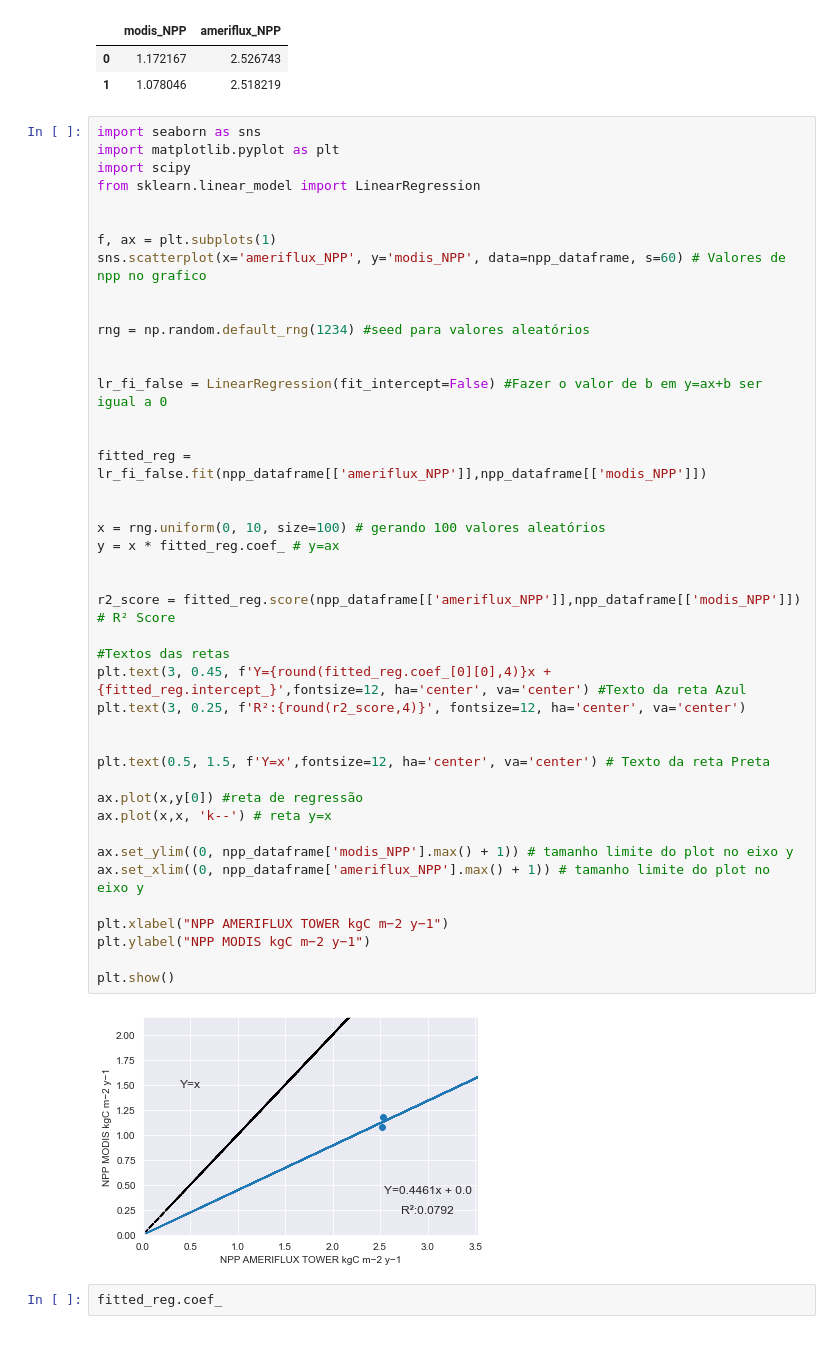
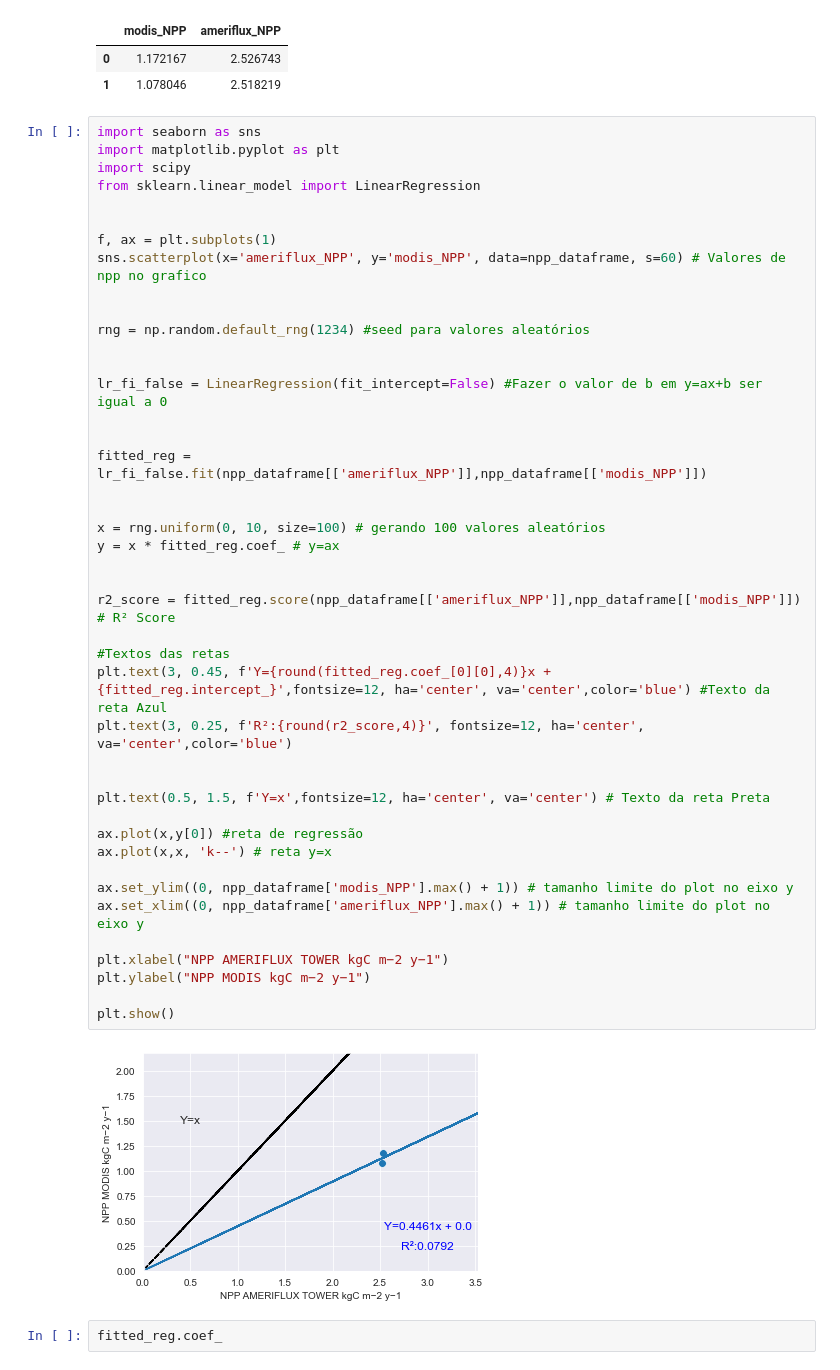
Before and after one commit to JeanArthurCostaDias/ameriflux-modis, a Jupyter notebook: Ameriflux+modis/Untitled.ipynb, the cells around one changed output. Cells and saved outputs as stored; diff of their text form.

```diff
--- a/Ameriflux+modis/Untitled.ipynb
+++ b/Ameriflux+modis/Untitled.ipynb
@@ -100,36 +100,36 @@ rng = np.random.default_rng(1234) #seed para valores aleatórios
 
 
 lr_fi_false = LinearRegression(fit_intercept=False) #Fazer o valor de b em y=ax+b ser igual a 0
 
 
 fitted_reg = lr_fi_false.fit(npp_dataframe[['ameriflux_NPP']],npp_dataframe[['modis_NPP']])
 
 
 x = rng.uniform(0, 10, size=100) # gerando 100 valores aleatórios
 y = x * fitted_reg.coef_ # y=ax
 
 
 r2_score = fitted_reg.score(npp_dataframe[['ameriflux_NPP']],npp_dataframe[['modis_NPP']]) # R² Score
 
 #Textos das retas
-plt.text(3, 0.45, f'Y={round(fitted_reg.coef_[0][0],4)}x + {fitted_reg.intercept_}',fontsize=12, ha='center', va='center') #Texto da reta Azul
-plt.text(3, 0.25, f'R²:{round(r2_score,4)}', fontsize=12, ha='center', va='center')
+plt.text(3, 0.45, f'Y={round(fitted_reg.coef_[0][0],4)}x + {fitted_reg.intercept_}',fontsize=12, ha='center', va='center',color='blue') #Texto da reta Azul
+plt.text(3, 0.25, f'R²:{round(r2_score,4)}', fontsize=12, ha='center', va='center',color='blue')
 
 
 plt.text(0.5, 1.5, f'Y=x',fontsize=12, ha='center', va='center') # Texto da reta Preta
 
 ax.plot(x,y[0]) #reta de regressão
 ax.plot(x,x, 'k--') # reta y=x
 
 ax.set_ylim((0, npp_dataframe['modis_NPP'].max() + 1)) # tamanho limite do plot no eixo y
 ax.set_xlim((0, npp_dataframe['ameriflux_NPP'].max() + 1)) # tamanho limite do plot no eixo y
 
 plt.xlabel("NPP AMERIFLUX TOWER kgC m−2 y−1")
 plt.ylabel("NPP MODIS kgC m−2 y−1")
 
 plt.show()
 # %% [output]
-[figure, old version]
+[figure, new version]
 # %%
 fitted_reg.coef_
 # %% [output]
```
